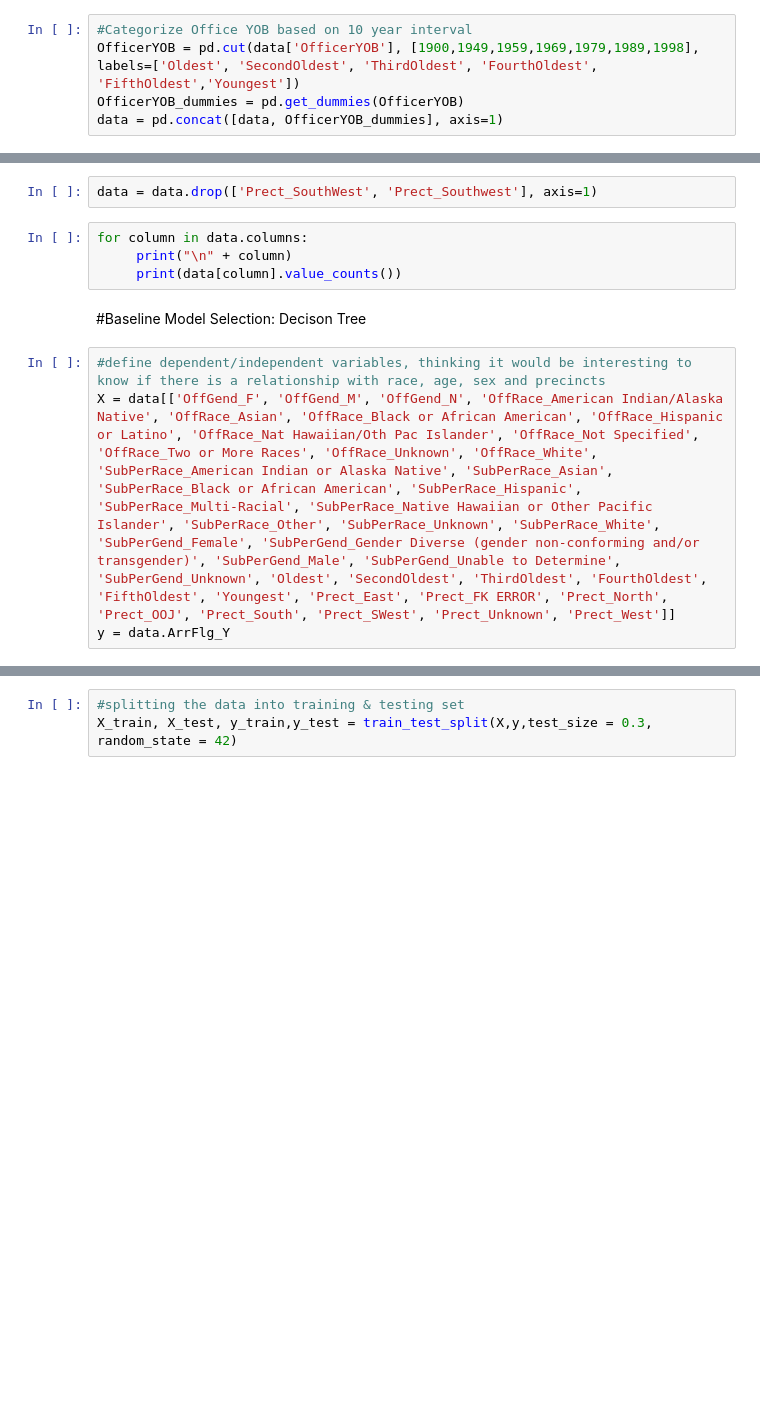
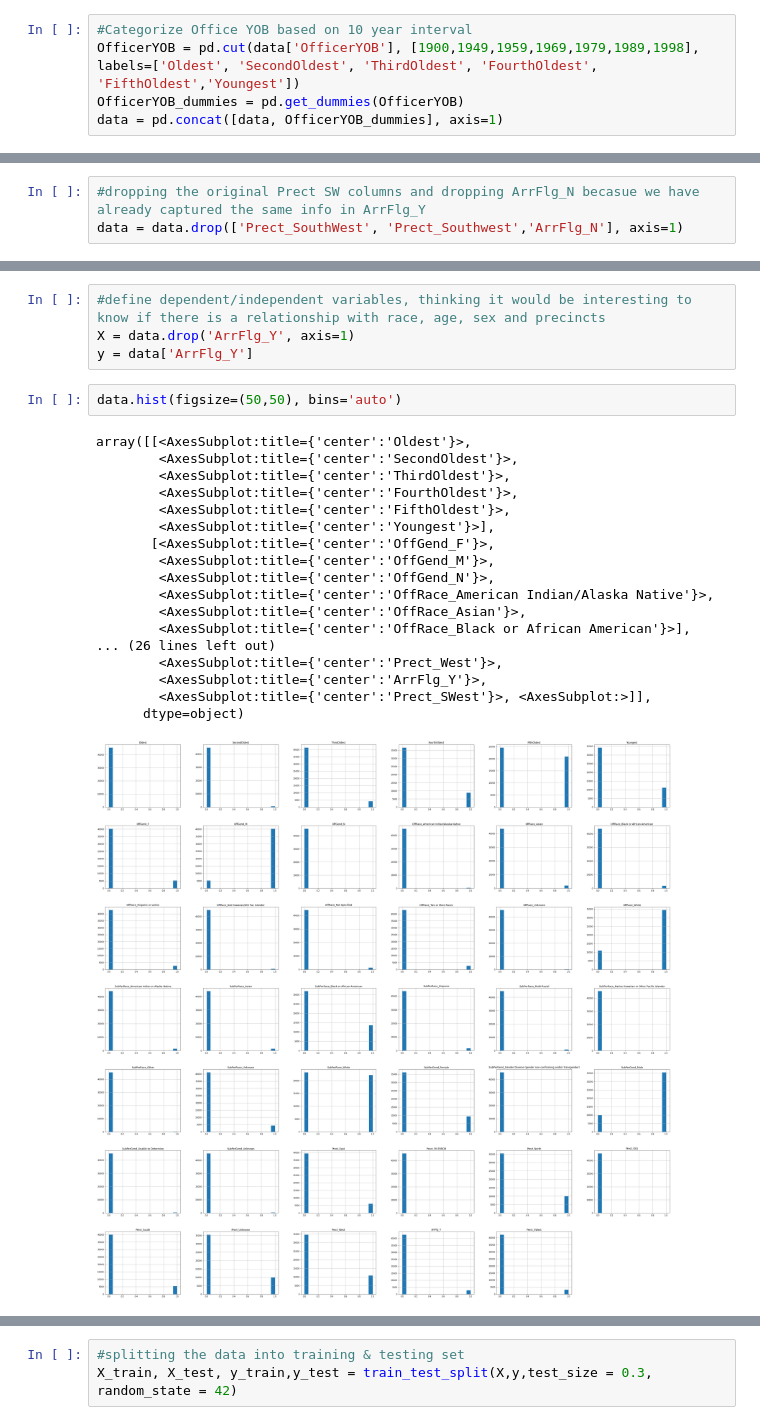
Before and after one commit to crissymae/TerryTrafficStops, a Jupyter notebook: Notebook.ipynb, the cells around one changed output, grey strips where cells are left out. Drawn from its saved outputs; the diff is of its cells as text; blank space fills up the shorter version.

```diff
--- a/Notebook.ipynb
+++ b/Notebook.ipynb
@@ -73,0 +163,3 @@ data.head()
+# %%
+#dropping the original Prect SW columns and dropping ArrFlg_N becasue we have already captured the same info in ArrFlg_Y
+data = data.drop(['Prect_SouthWest', 'Prect_Southwest','ArrFlg_N'], axis=1)
@@ -94,12 +204,25 @@ data['Prect_SWest'] = data['Prect_SouthWest'] + data['Prect_Southwest']
-# %%
-data = data.drop(['Prect_SouthWest', 'Prect_Southwest'], axis=1)
-# %%
-for column in data.columns:
-     print("\n" + column)
-     print(data[column].value_counts())
-# %% [markdown]
-#Baseline Model Selection: Decison Tree
-# %%
-#define dependent/independent variables, thinking it would be interesting to know if there is a relationship with race, age, sex and precincts
-X = data[['OffGend_F', 'OffGend_M', 'OffGend_N', 'OffRace_American Indian/Alaska Native', 'OffRace_Asian', 'OffRace_Black or African American', 'OffRace_Hispanic or Latino', 'OffRace_Nat Hawaiian/Oth Pac Islander', 'OffRace_Not Specified', 'OffRace_Two or More Races', 'OffRace_Unknown', 'OffRace_White', 'SubPerRace_American Indian or Alaska Native', 'SubPerRace_Asian', 'SubPerRace_Black or African American', 'SubPerRace_Hispanic', 'SubPerRace_Multi-Racial', 'SubPerRace_Native Hawaiian or Other Pacific Islander', 'SubPerRace_Other', 'SubPerRace_Unknown', 'SubPerRace_White', 'SubPerGend_Female', 'SubPerGend_Gender Diverse (gender non-conforming and/or transgender)', 'SubPerGend_Male', 'SubPerGend_Unable to Determine', 'SubPerGend_Unknown', 'Oldest', 'SecondOldest', 'ThirdOldest', 'FourthOldest', 'FifthOldest', 'Youngest', 'Prect_East', 'Prect_FK ERROR', 'Prect_North', 'Prect_OOJ', 'Prect_South', 'Prect_SWest', 'Prect_Unknown', 'Prect_West']]
-y = data.ArrFlg_Y
+# %%
+#define dependent/independent variables, thinking it would be interesting to know if there is a relationship with race, age, sex and precincts
+X = data.drop('ArrFlg_Y', axis=1)
+y = data['ArrFlg_Y']
+# %%
+data.hist(figsize=(50,50), bins='auto')
+# %% [output]
+array([[<AxesSubplot:title={'center':'Oldest'}>,
+        <AxesSubplot:title={'center':'SecondOldest'}>,
+        <AxesSubplot:title={'center':'ThirdOldest'}>,
+        <AxesSubplot:title={'center':'FourthOldest'}>,
+        <AxesSubplot:title={'center':'FifthOldest'}>,
+        <AxesSubplot:title={'center':'Youngest'}>],
+       [<AxesSubplot:title={'center':'OffGend_F'}>,
+        <AxesSubplot:title={'center':'OffGend_M'}>,
+        <AxesSubplot:title={'center':'OffGend_N'}>,
+        <AxesSubplot:title={'center':'OffRace_American Indian/Alaska Native'}>,
+        <AxesSubplot:title={'center':'OffRace_Asian'}>,
+        <AxesSubplot:title={'center':'OffRace_Black or African American'}>],
+... (26 lines left out)
+        <AxesSubplot:title={'center':'Prect_West'}>,
+        <AxesSubplot:title={'center':'ArrFlg_Y'}>,
+        <AxesSubplot:title={'center':'Prect_SWest'}>, <AxesSubplot:>]],
+      dtype=object)
+[figure, added]
```
Also changed, not shown: parts of 113 cells of this notebook.
